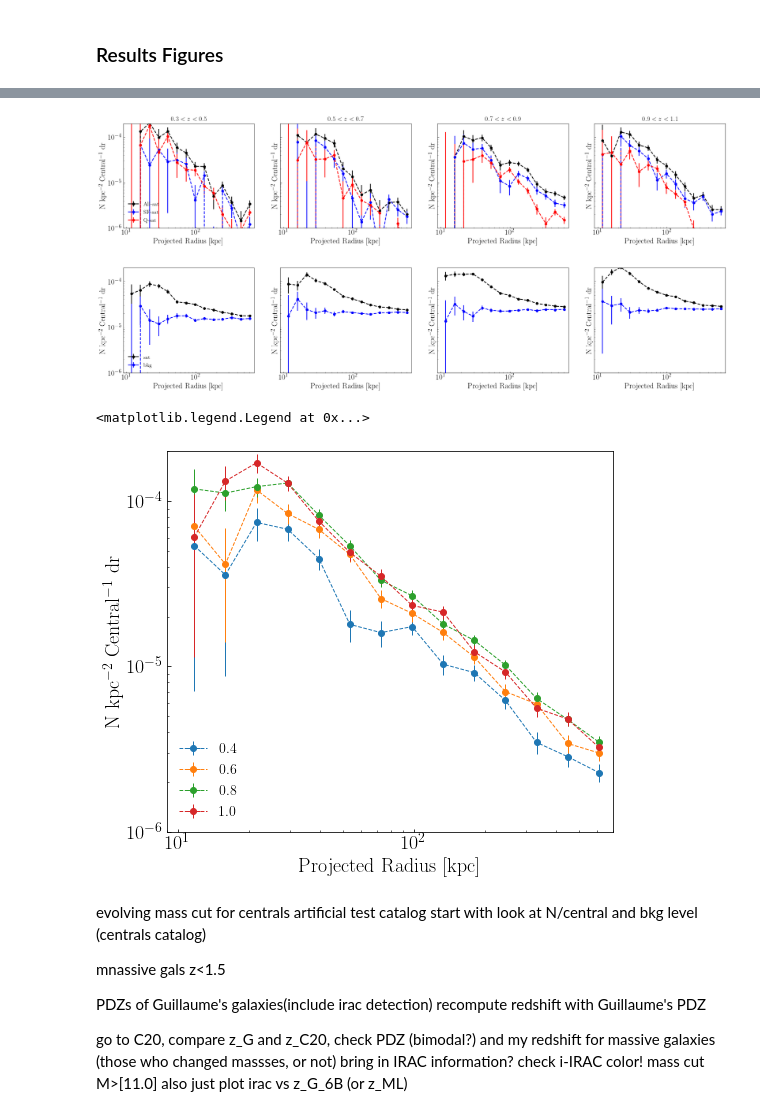
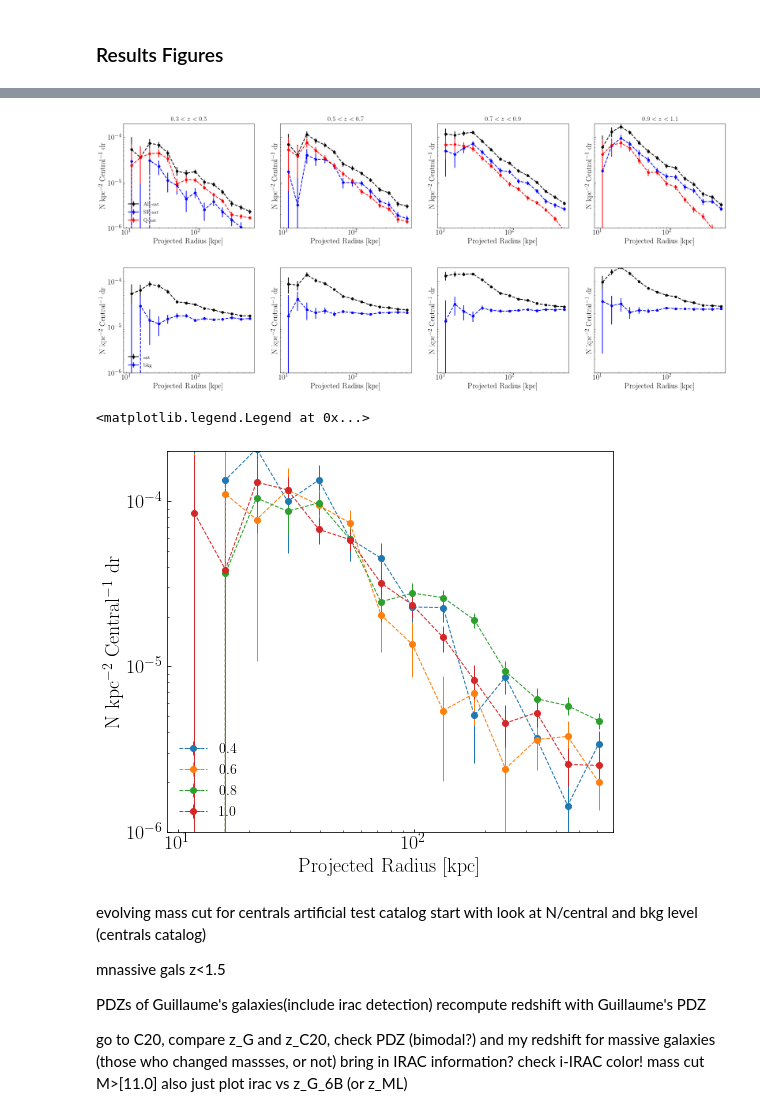
Before and after one commit to LejayChen/massive_gals, a Jupyter notebook: new_radial_distribution_2023.ipynb, the cells around one changed output, grey strips where cells are left out. Drawn from its saved outputs; the diff is of its cells as text; code cells hidden in the pictures.

```diff
--- a/new_radial_distribution_2023.ipynb
+++ b/new_radial_distribution_2023.ipynb
@@ -177,7 +177,7 @@ nfw+sersic [2.114e+02 1.194e-05 2.000e-02 1.715e+00 1.034e+01] [1.610e+02 1.492e
 # %%
 fig, axs = plt.subplots(1, 4, sharex=True,sharey='row', figsize=(28, 5))
 # path = 'new_radial_dist_2023/distribution/total_sample_test_Nov13/'
-path = 'new_radial_dist_2023/distribution/total_sample_test_c20_dec04/'
+path = 'new_radial_dist_2023/distribution/total_sample_test_nov13/'
 masscut_low = '9.5'
 masscut_high = '12.0'
 csfq='all'
@@ -208,7 +208,7 @@ for z_idx,z in enumerate([0.4, 0.6, 0.8, 1.0]):
     axs[z_idx].set_ylabel('N kpc$^{-2}$ Central$^{-1}$ dr', fontsize=20)
     axs[0].legend(fontsize=14,frameon=False,loc='lower left')
 # %% [output]
-[figure, old version]
+[figure, new version]
 # %%
 # sat / bkg distribution
 
@@ -246,35 +246,35 @@ for z_idx,z in enumerate([0.4, 0.6, 0.8, 1.0]):
 [figure]
 # %%
 fig, ax = plt.subplots(1, 1, sharex=True,sharey='row', figsize=(8, 7))
-path = 'new_radial_dist_2023/distribution/total_sample_test_Nov13/'
+path = 'new_radial_dist_2023/distribution/total_sample_test_c20_dec04/'
 masscut_low = '9.5'
 masscut_high = '12.0'
 csfq='all'
 sat_z_cut = 3.0
 bin_edges = np.load(path+'bin_edges.npy')
 bin_centers = np.load(path+'bin_centers_fixed.npy')
 minus = bin_centers - bin_edges[:-1]
 plus = bin_edges[1:] - bin_centers
 
 start=4
 color=['k','b','r']
 sat_type = ['All','SF','Q']
 fit_x = np.linspace(2,700,num=100)
 
 for z_idx,z in enumerate([0.4, 0.6, 0.8, 1.0]):
     radial = combine_deep_fields(['DEEP_deep','COSMOS_deep','ELAIS_deep'],'all','all','9.5','12.0', z, sat_z_cut=sat_z_cut, path=path)
     ax.errorbar(bin_centers, radial[0],yerr=radial[1],xerr=0,fmt='o--',linewidth=1,label=str(z))
 
 ax.set_xscale('log')
 ax.set_yscale('log')
 ax.set_xlim([9,700])
 ax.set_ylim([1e-6,2e-4])
 ax.set_xlabel('Projected Radius [kpc]', fontsize=20)
 ax.set_ylabel('N kpc$^{-2}$ Central$^{-1}$ dr', fontsize=20)
 ax.legend(fontsize=14,frameon=False,loc='lower left')
 # %% [output]
 <matplotlib.legend.Legend at 0x...>
-[figure, old version]
+[figure, new version]
 # %% [markdown]
 evolving mass cut for centrals
 artificial test catalog
```
Also changed, not shown: parts of 1 cell of this notebook, 1 other file.
